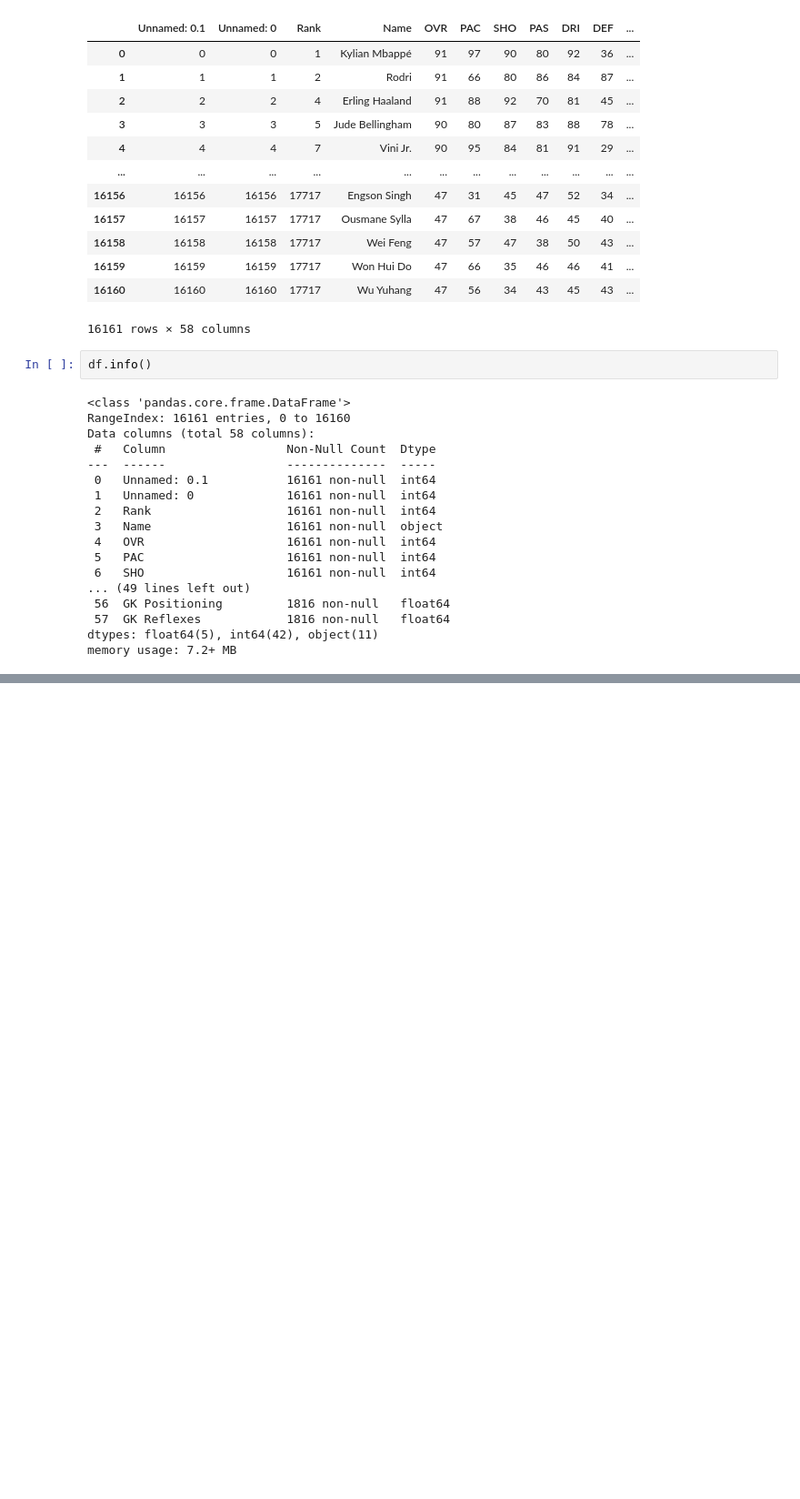
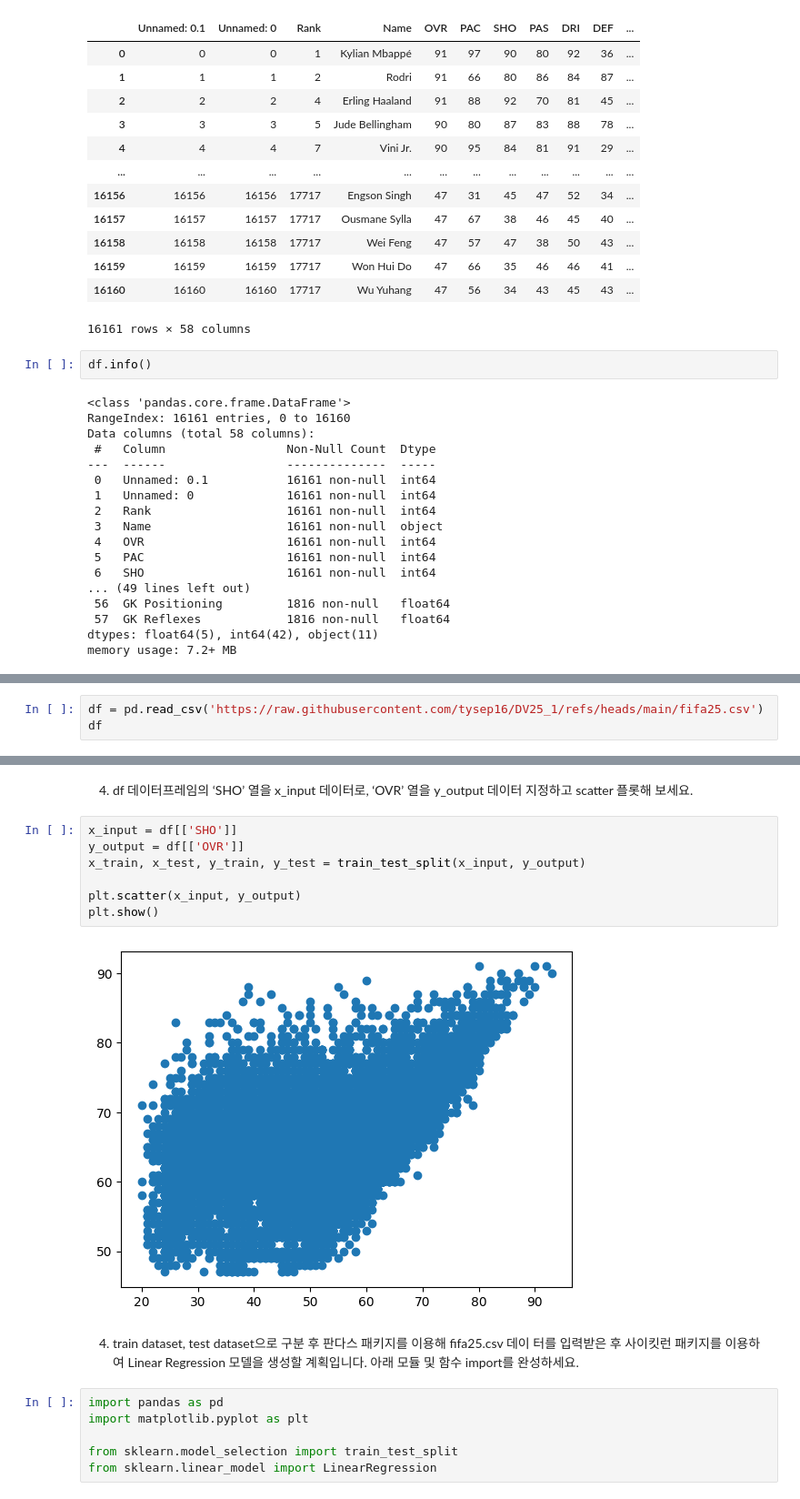
Before and after one commit to hdangdang00/coursework, a Jupyter notebook: IAI2017/week05-linear-regression.ipynb, the cells around one changed output, grey strips where cells are left out. Shown at 91% size. Drawn from its saved outputs; the diff is of its cells as text; blank space fills up the shorter version.

```diff
--- a/IAI2017/week05-linear-regression.ipynb
+++ b/IAI2017/week05-linear-regression.ipynb
@@ -215,0 +237,3 @@ memory usage: 7.2+ MB
+# %%
+df = pd.read_csv('https://raw.githubusercontent.com/tysep16/DV25_1/refs/heads/main/fifa25.csv')
+df
@@ -215,0 +274,22 @@ memory usage: 7.2+ MB
+# %% [markdown]
+4. df 데이터프레임의 ‘SHO’ 열을 x_input 데이터로, ‘OVR’ 열을 y_output 데이터
+지정하고 scatter 플롯해 보세요.
+# %%
+x_input = df[['SHO']]
+y_output = df[['OVR']]
+x_train, x_test, y_train, y_test = train_test_split(x_input, y_output)
+
+plt.scatter(x_input, y_output)
+plt.show()
+# %% [output]
+[figure, added]
+# %% [markdown]
+4. train dataset, test dataset으로 구분 후 판다스 패키지를 이용해 fifa25.csv 데이
+터를 입력받은 후 사이킷런 패키지를 이용하여 Linear Regression 모델을 생성할
+계획입니다. 아래 모듈 및 함수 import를 완성하세요.
+# %%
+import pandas as pd
+import matplotlib.pyplot as plt
+
+from sklearn.model_selection import train_test_split
+from sklearn.linear_model import LinearRegression
```
Also changed, not shown: parts of 11 cells of this notebook.
